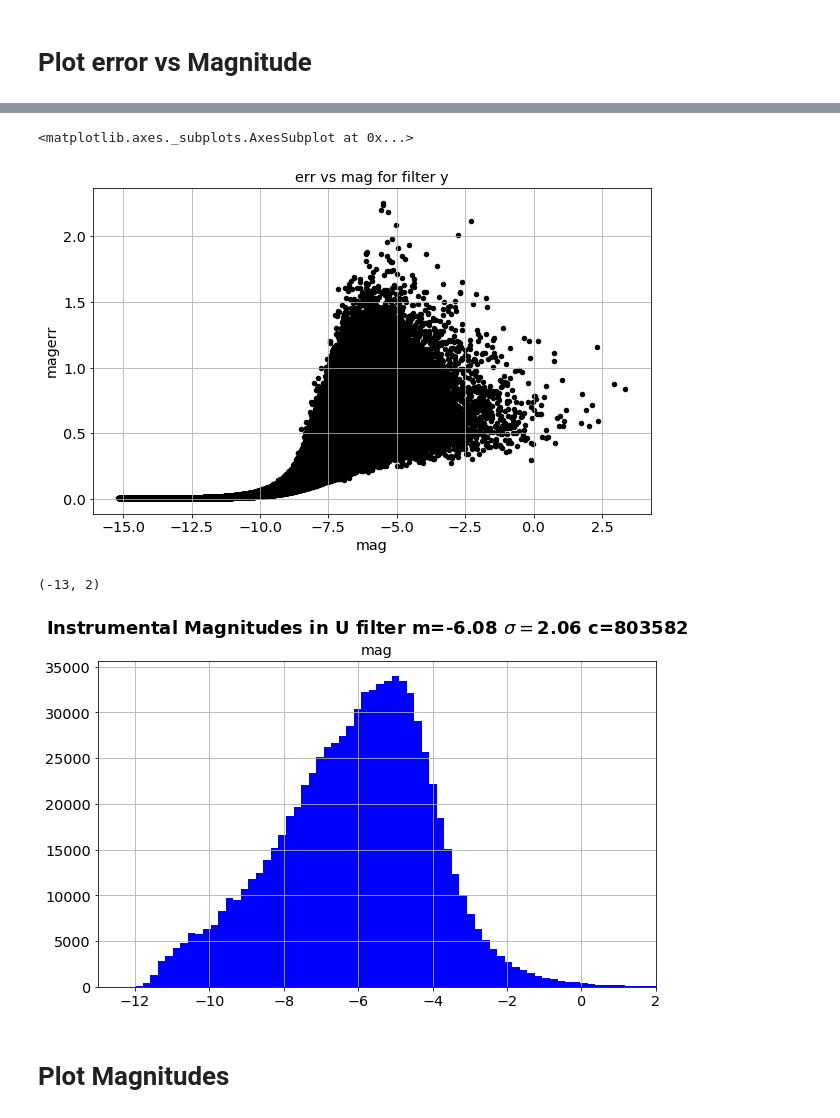
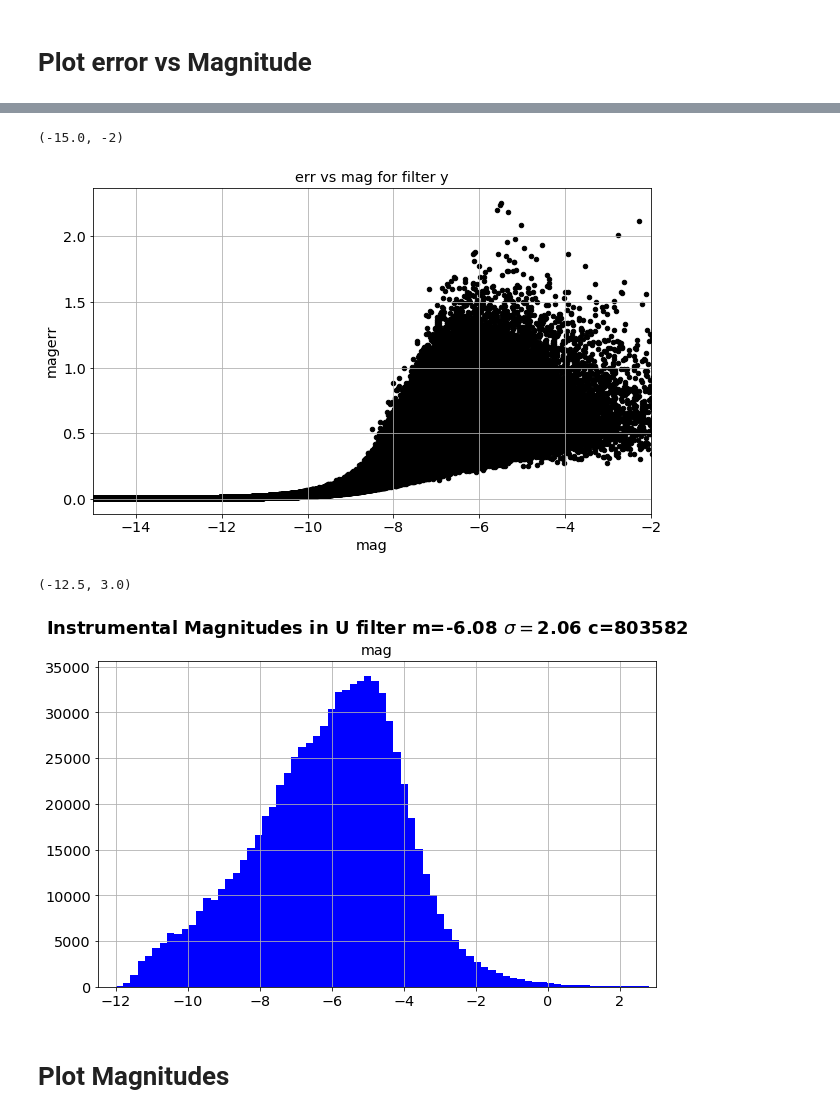
Before and after one commit to LSSTDESC/OpenAtmMiniDataChallenge, a Jupyter notebook: ViewSimuResult.ipynb, the cells around one changed output, grey strips where cells are left out. Drawn from its saved outputs; the diff is of its cells as text; code cells hidden in the pictures.

```diff
--- a/ViewSimuResult.ipynb
+++ b/ViewSimuResult.ipynb
@@ -119,6 +117,9 @@ len(all_data)
 NBSED=len(all_data)
 # %% [markdown]
 # Concatenate All Data Samples
+# %%
+MAGMIN=[-12.5,-15.,-16.,-16.,-16.,-15.]
+MAGMAX=[3.0,-5.0,-6.,-5.,-4.,-2 ]
 # %%
 all_df = []
 for ised in np.arange(NBSED):
@@ -158,18 +164,19 @@ dft.loc[(dft.f == 5)].plot.scatter(x='mag',y='magerr',title='err vs mag for filt
 # %%
-dft.loc[(dft.f == 6)].plot.scatter(x='mag',y='magerr',title='err vs mag for filter y',color='k',grid=True)
+dft.loc[(dft.f == 6)].plot.scatter(x='mag',y='magerr',marker='.',title='err vs mag for filter y',color='k',grid=True)
+plt.xlim(MAGMIN[5],MAGMAX[5])
 # %% [output]
-<matplotlib.axes._subplots.AxesSubplot at 0x...>
+(-15.0, -2)
-[figure, old version]
+[figure, new version]
 # %%
 dfu=dft.loc[df['f']==1]
 m,sig,c=dfu['mag'].describe()['mean'],dfu['mag'].describe()['std'],int(dfu['mag'].describe()['count'])
 dft.loc[(dft.f == 1)].hist('mag',bins=100,grid=True,color='b')
 thetitle="Instrumental Magnitudes in U filter m={:3.2f} $\sigma=${:3.2f} c={} ".format(m,sig,c)
 plt.suptitle(thetitle,fontweight='bold',fontsize=18)
-plt.xlim(-13,2)
+plt.xlim(MAGMIN[0],MAGMAX[0])
 # %% [output]
-(-13, 2)
+(-12.5, 3.0)
-[figure, old version]
+[figure, new version]
 # %% [markdown]
 # Plot Magnitudes
 # %%
```
Also changed, not shown: parts of 13 cells of this notebook, 2 other files.
